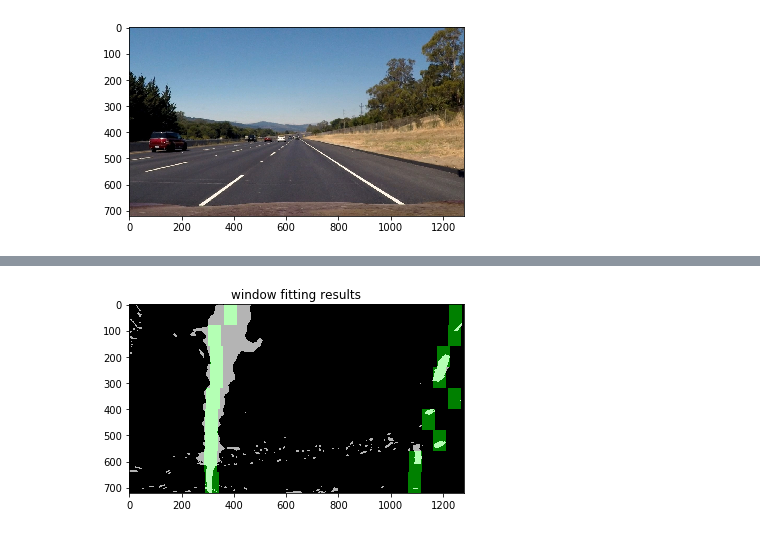
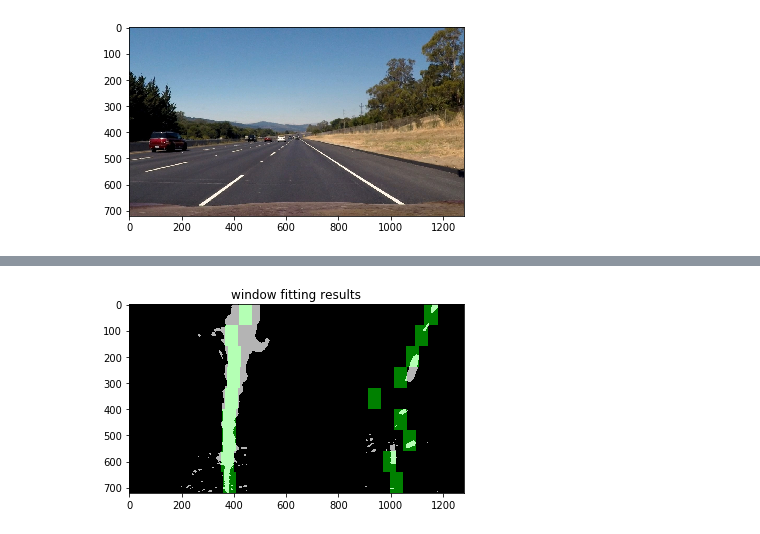
Before and after one commit to bespoke-code/CarND-P4-Advanced-Lane-Finding, a Jupyter notebook: filters.ipynb, the cells around one changed output, grey strips where cells are left out. Cells and saved outputs as stored; diff of their text form; code cells hidden in the pictures.

```diff
--- a/filters.ipynb
+++ b/filters.ipynb
@@ -439,11 +388,10 @@ for ind in np.arange(0, len(test_images_paths)):
 # %%
-# Finding the lines
-
+# Find the lines
 def mask(image):
     image = cv2.undistort(image, np.array(camera_matrix), np.array(dist_coeffs), None, np.array(camera_matrix))
     image = warp_image(image, warp_matrix)
     color_mask = cv2.add(yellow_lines_RGB(image), white_lines_RGB(image))
-    color_mask[color_mask>0] = 255
+    color_mask[color_mask > 0] = 255
     #color_mask = np.array(color_mask, dtype=np.int8)
     #showGrayImage(color_mask, 'Color mask')
     sobel_mask = cv2.add(
@@ -475,6 +423,9 @@ def mask(image):
     result_mask[sobel_mask > 0] = 255
     result_mask[hls_mask > 0] = 255
     result_mask[color_mask > 0] = 255
+    result_mask[:,result_mask.shape[1]-100:result_mask.shape[1]] = 0
+    result_mask[:,:200] = 0
+    result_mask[500:result_mask.shape[0], 450:900] = 0
     return result_mask
 
 
@@ -570,12 +521,12 @@ def line_detect(binary_warped):
     plt.show()
     #plt.imsave(fname='/home/andrej/git/CarND-P4-Advanced-Lane-Finding/examples/lane_detection_' + test_images_paths[ind].split('/')[-1],
     #           arr=out_img, format='jpg')
+
     # Define conversions in x and y from pixels space to meters
-    ym_per_pix = 30/720 # meters per pixel in y dimension
-    xm_per_pix = 3.7/700 # meters per pixel in x dimension
+    ym_per_pix = 30./720. # meters per pixel in y dimension
+    xm_per_pix = 3.7/640. # meters per pixel in x dimension
 
     # See if the curvatures align now!
-
     # Udacity code here, adapted to fit the project's needs
     # Define conversions in x and y from pixels space to meters
     # Fit new polynomials to x,y in world space
@@ -589,13 +540,12 @@ def line_detect(binary_warped):
     print(left_curverad, 'm', right_curverad, 'm')
     # Example values: 632.1 m    626.2 m
 
-
+#######################################################################
 # Testing the pipeline
 X_masks = []
 for ind in np.arange(0, len(test_images_paths)):
     result_mask = mask(X_images[ind])
     X_masks.append(result_mask)
-    #showGrayImage(result_mask, 'Processed image')
     line_detect(result_mask)
 
 X_masks = np.array(X_masks)
@@ -660,25 +610,26 @@ def find_window_centroids(image, window_width, window_height, margin):
 
     # Go through each layer looking for max pixel locations
     for level in range(1,(int)(image.shape[0]/window_height)):
-	    # convolve the window into the vertical slice of the image
-	    image_layer = np.sum(image[int(image.shape[0]-(level+1)*window_height):int(image.shape[0]-level*window_height),:], axis=0)
-	    conv_signal = np.convolve(window, image_layer)
-	    # Find the best left centroid by using past left center as a reference
-	    # Use window_width/2 as offset because convolution signal reference is at right side of window, not center of window
-	    offset = window_width/2
-	    l_min_index = int(max(l_center+offset-margin,0))
-	    l_max_index = int(min(l_center+offset+margin,image.shape[1]))
-	    l_center = np.argmax(conv_signal[l_min_index:l_max_index])+l_min_index-offset
-	    # Find the best right centroid by using past right center as a reference
-	    r_min_index = int(max(r_center+offset-margin,0))
-	    r_max_index = int(min(r_center+offset+margin,image.shape[1]))
-	    r_center = np.argmax(conv_signal[r_min_index:r_max_index])+r_min_index-offset
-	    # Add what we found for that layer
-	    window_centroids.append((l_center,r_center))
+        # convolve the window into the vertical slice of the image
+        image_layer = np.sum(image[int(image.shape[0]-(level+1)*window_height):int(image.shape[0]-level*window_height),:], axis=0)
+        conv_signal = np.convolve(window, image_layer)
+        # Find the best left centroid by using past left center as a reference
+        # Use window_width/2 as offset because convolution signal reference is at right side of window, not center of window
+        offset = window_width/2
+        l_min_index = int(max(l_center+offset-margin,0))
+        l_max_index = int(min(l_center+offset+margin,image.shape[1]))
+        l_center = np.argmax(conv_signal[l_min_index:l_max_index])+l_min_index-offset
+        # Find the best right centroid by using past right center as a reference
+        r_min_index = int(max(r_center+offset-margin,0))
+        r_max_index = int(min(r_center+offset+margin,image.shape[1]))
+        r_center = np.argmax(conv_signal[r_min_index:r_max_index])+r_min_index-offset
+        # Add what we found for that layer
+        window_centroids.append((l_center,r_center))
 
     return window_centroids
 
 
+#######################################################################
 # window settings
 window_width = 50
 window_height = 80 # Break image into 9 vertical layers since image height is 720
@@ -723,6 +674,6 @@ for ind in range(len(X_masks)):
     plt.imshow(output)
     plt.title('window fitting results')
     plt.show()
-    plt.imsave(fname='/home/andrej/git/CarND-P4-Advanced-Lane-Finding/examples/lane_lines_convolved_' + test_images_paths[ind].split('/')[-1],
-               arr=output, format='jpg')
+    #plt.imsave(fname='/home/andrej/git/CarND-P4-Advanced-Lane-Finding/examples/lane_lines_convolved_' + test_images_paths[ind].split('/')[-1],
+    #           arr=output, format='jpg')
 # %% [output]
@@ -734 +685 @@ for ind in range(len(X_masks)):
-[figure, old version]
+[figure, new version]
```
Also changed, not shown: parts of 10 cells of this notebook, 12 other files.
